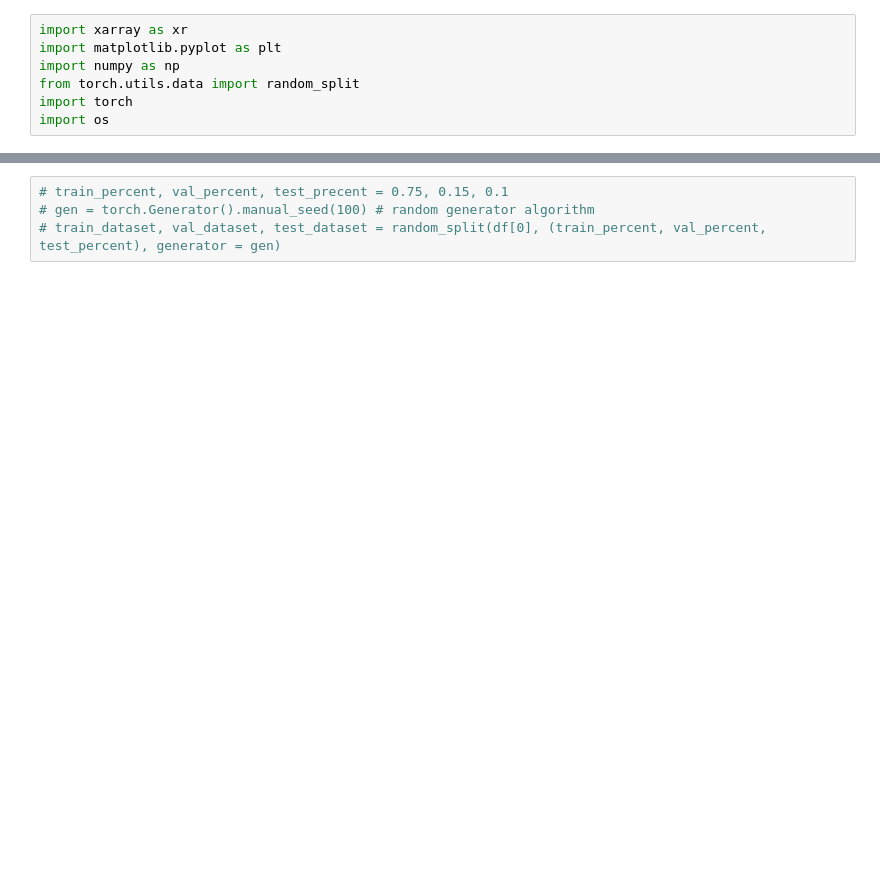
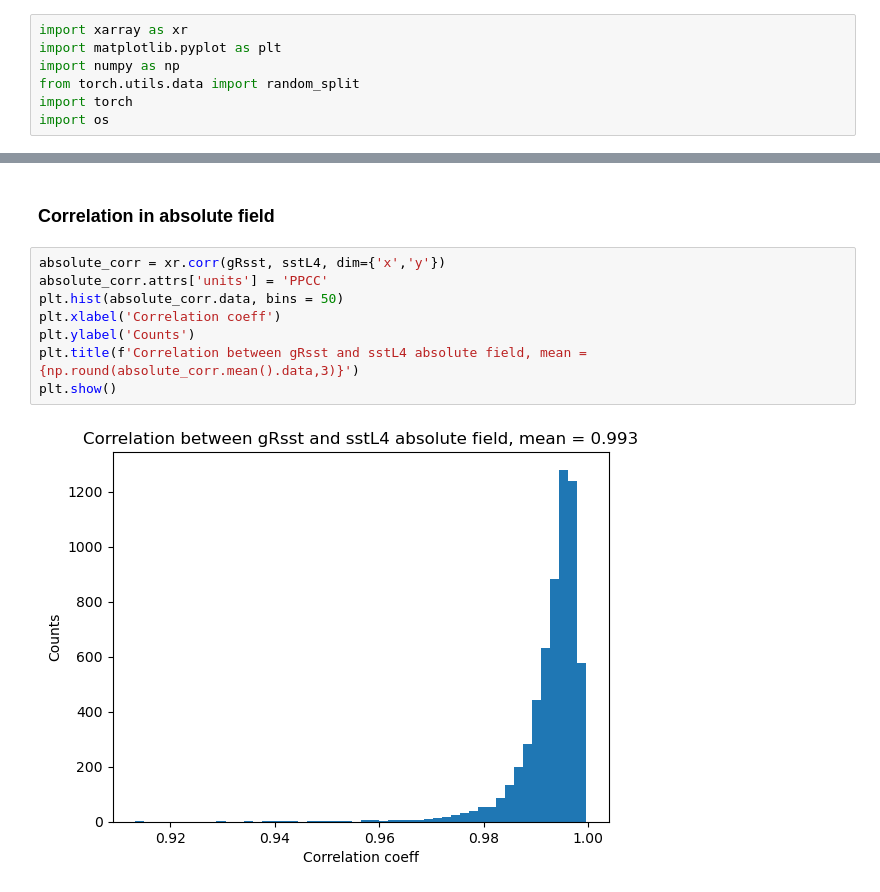
Before and after one commit to MEH04/sst_super_res, a Jupyter notebook: data_analysis.ipynb, the cells around one changed output, grey strips where cells are left out. Saved outputs shown, nothing was run; the diff lists cells and outputs as text; blank space fills up the shorter version.

```diff
--- a/data_analysis.ipynb
+++ b/data_analysis.ipynb
@@ -51,4 +58,12 @@ Text(0.5, 1.0, 'Mean in tile')
-# %%
-# train_percent, val_percent, test_precent = 0.75, 0.15, 0.1
-# gen = torch.Generator().manual_seed(100) # random generator algorithm
-# train_dataset, val_dataset, test_dataset = random_split(df[0], (train_percent, val_percent, test_percent), generator = gen)
+# %% [markdown]
+### Correlation in absolute field
+# %%
+absolute_corr = xr.corr(gRsst, sstL4, dim={'x','y'})
+absolute_corr.attrs['units'] = 'PPCC'
+plt.hist(absolute_corr.data, bins = 50)
+plt.xlabel('Correlation coeff')
+plt.ylabel('Counts')
+plt.title(f'Correlation between gRsst and sstL4 absolute field, mean = {np.round(absolute_corr.mean().data,3)}')
+plt.show()
+# %% [output]
+[figure, added]
```
Also changed, not shown: parts of 11 cells of this notebook, 3 other files.
